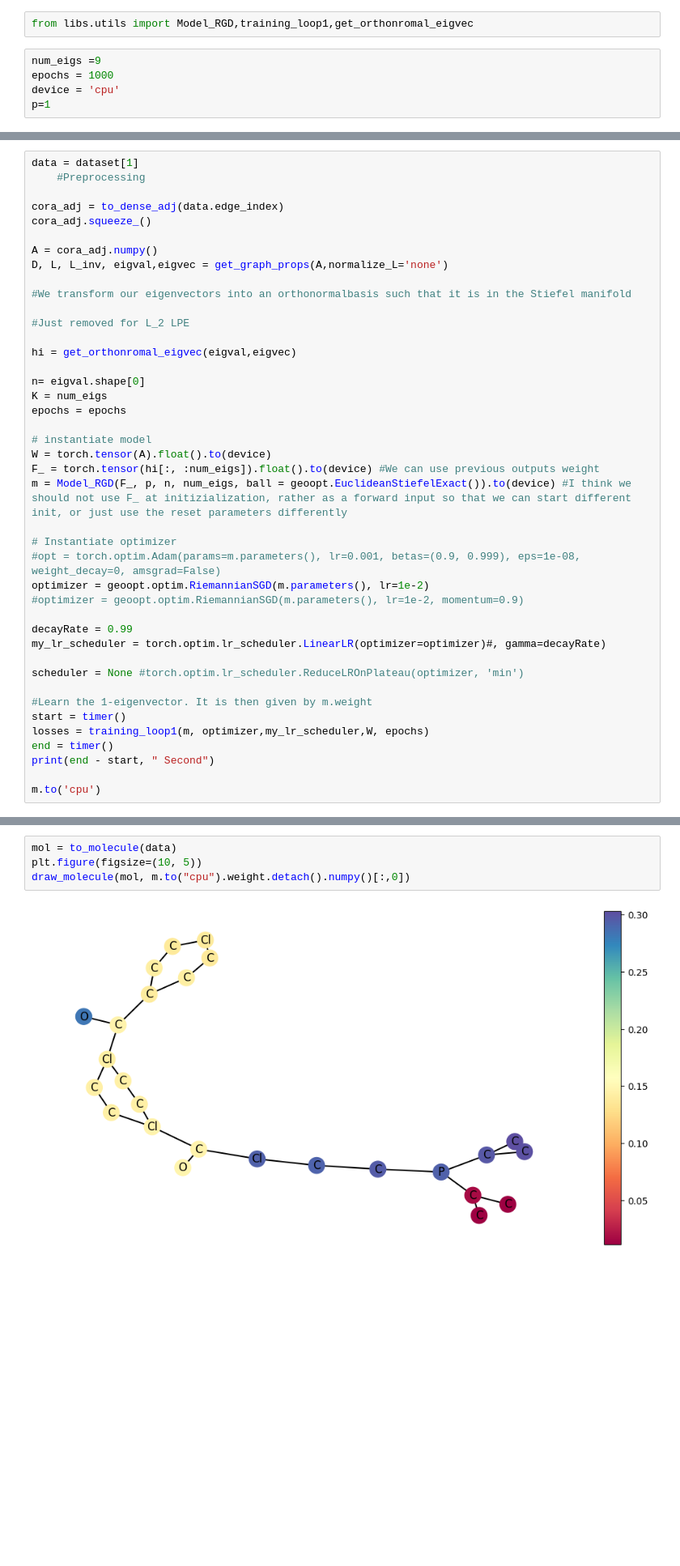
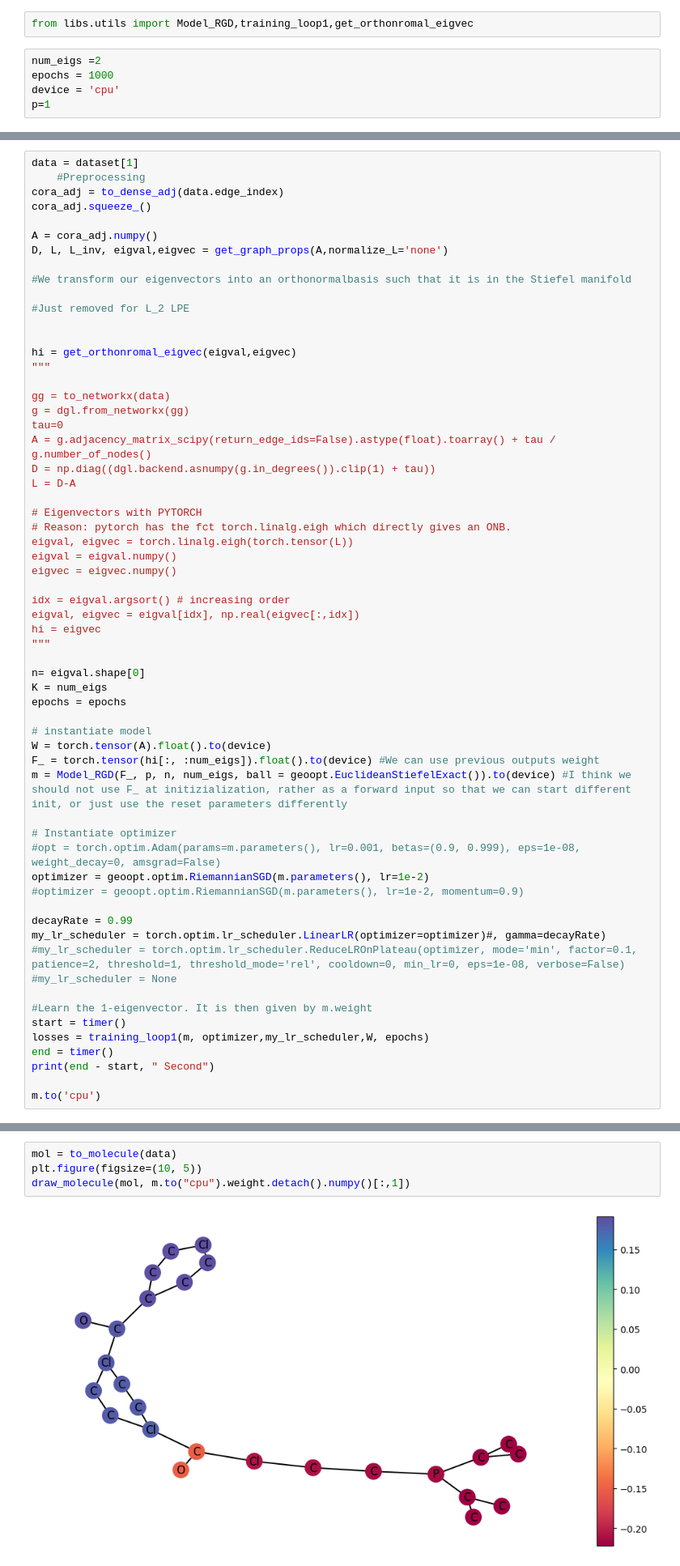
Before and after one commit to alip67/glpe, a Jupyter notebook: graph-task/PlotEigVecs.ipynb, the cells around one changed output, grey strips where cells are left out. Shown at 81% size. Cells and saved outputs as stored; diff of their text form; blank space fills up the shorter version.

```diff
--- a/graph-task/PlotEigVecs.ipynb
+++ b/graph-task/PlotEigVecs.ipynb
@@ -43,7 +43,7 @@ dataset = Zinc12KDataset(root="dataset/ZINC/",pre_transform=transform) #For Sohi
 # %%
 from libs.utils import Model_RGD,training_loop1,get_orthonromal_eigvec
 # %%
-num_eigs =9
+num_eigs =2
 epochs = 1000
 device = 'cpu'
 p=1
@@ -50,7 +52,6 @@ p=1
 # %%
 data = dataset[1]
     #Preprocessing
-
 cora_adj = to_dense_adj(data.edge_index)
 cora_adj.squeeze_()
 
@@ -61,7 +62,27 @@ D, L, L_inv, eigval,eigvec = get_graph_props(A,normalize_L='none')
 
 #Just removed for L_2 LPE
 
+
 hi = get_orthonromal_eigvec(eigval,eigvec)
+"""
+
+gg = to_networkx(data)
+g = dgl.from_networkx(gg)
+tau=0
+A = g.adjacency_matrix_scipy(return_edge_ids=False).astype(float).toarray() + tau / g.number_of_nodes()
+D = np.diag((dgl.backend.asnumpy(g.in_degrees()).clip(1) + tau))
+L = D-A
+
+# Eigenvectors with PYTORCH
+# Reason: pytorch has the fct torch.linalg.eigh which directly gives an ONB.
+eigval, eigvec = torch.linalg.eigh(torch.tensor(L))
+eigval = eigval.numpy()
+eigvec = eigvec.numpy()
+
+idx = eigval.argsort() # increasing order
+eigval, eigvec = eigval[idx], np.real(eigvec[:,idx])
+hi = eigvec
+"""
 
 n= eigval.shape[0]
 K = num_eigs
@@ -79,8 +100,8 @@ optimizer = geoopt.optim.RiemannianSGD(m.parameters(), lr=1e-2)
 
 decayRate = 0.99
 my_lr_scheduler = torch.optim.lr_scheduler.LinearLR(optimizer=optimizer)#, gamma=decayRate)
-
-scheduler = None #torch.optim.lr_scheduler.ReduceLROnPlateau(optimizer, 'min')
+#my_lr_scheduler = torch.optim.lr_scheduler.ReduceLROnPlateau(optimizer, mode='min', factor=0.1, patience=2, threshold=1, threshold_mode='rel', cooldown=0, min_lr=0, eps=1e-08, verbose=False)
+#my_lr_scheduler = None
 
 #Learn the 1-eigenvector. It is then given by m.weight
 start = timer()
@@ -190,6 +242,6 @@ def to_molecule(data):
 # %%
 mol = to_molecule(data)
 plt.figure(figsize=(10, 5))
-draw_molecule(mol, m.to("cpu").weight.detach().numpy()[:,0])
+draw_molecule(mol, m.to("cpu").weight.detach().numpy()[:,1])
 # %% [output]
-[figure, old version]
+[figure, new version]
```
Also changed, not shown: parts of 18 cells of this notebook, 27 other files.
